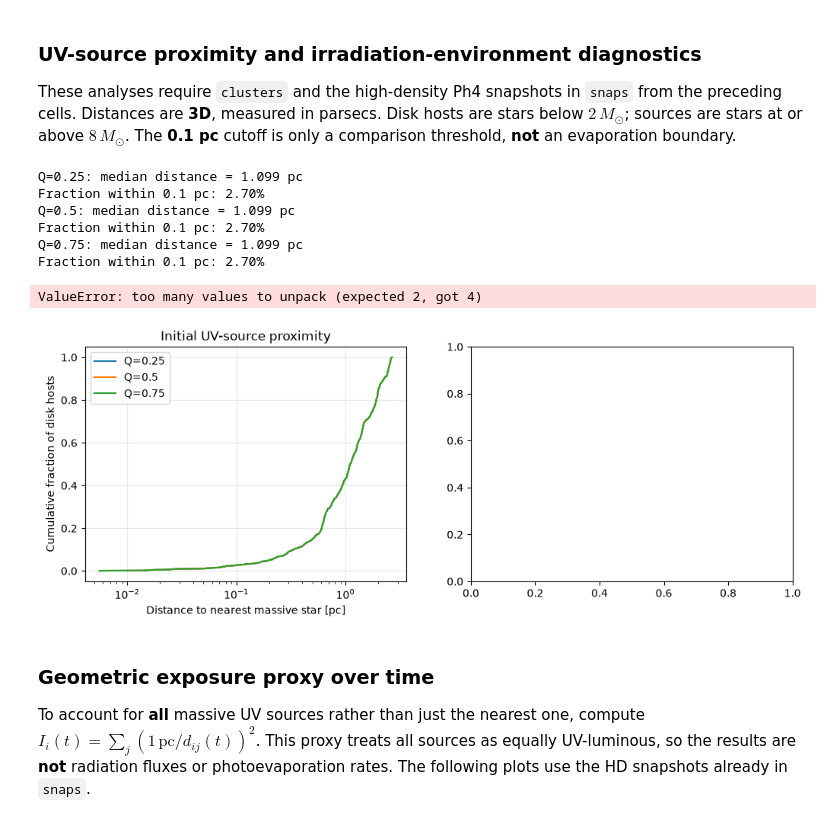
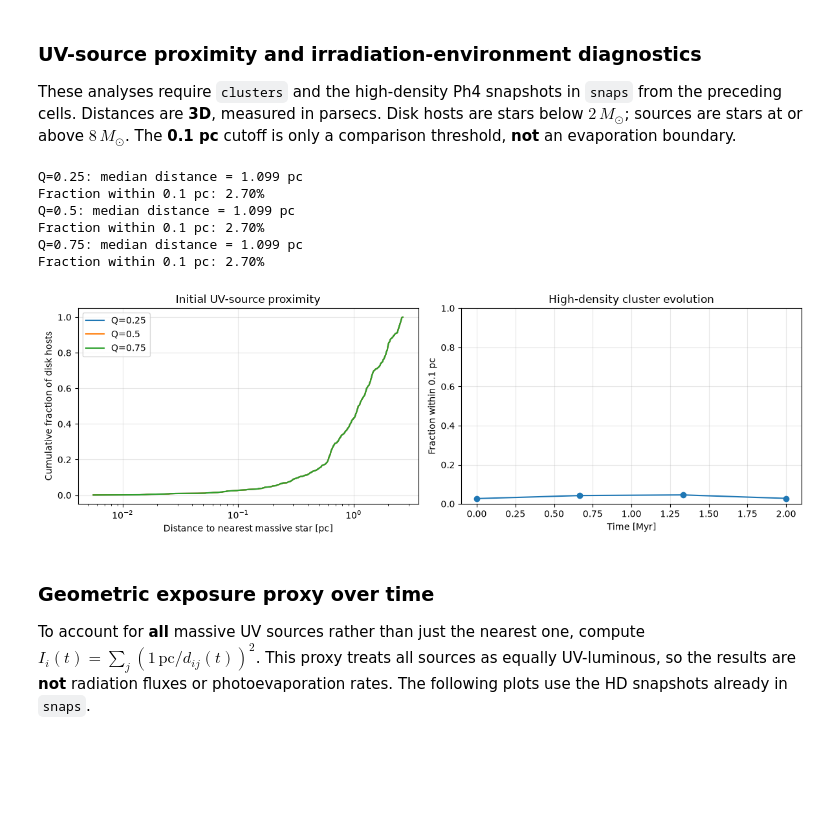
Before and after one commit to sapounas20/AMUSE_project, a Jupyter notebook: Clustering.ipynb, the cells around one changed output. Drawn from its saved outputs; the diff is of its cells as text; code cells hidden in the pictures; blank space fills up the shorter version.

```diff
--- a/Clustering.ipynb
+++ b/Clustering.ipynb
@@ -91,36 +96,35 @@ for name, (stars, converter) in clusters.items():
 ax[0].set_xscale("log")
 ax[0].set_xlabel("Distance to nearest massive star [pc]")
 ax[0].set_ylabel("Cumulative fraction of disk hosts")
 ax[0].set_title("Initial UV-source proximity")
 ax[0].legend()
 ax[0].grid(alpha=0.3)
 
 snapshot_times_myr = []
 close_fraction_hd = []
 
-for t, snapshot in snaps:
+for t, snapshot in snaps5:
     distances = nearest_uv_distance(snapshot)
     snapshot_times_myr.append(t.value_in(units.Myr))
     close_fraction_hd.append(np.mean(distances < 0.1))
 
 ax[1].plot(snapshot_times_myr, close_fraction_hd, "o-")
 ax[1].set_xlabel("Time [Myr]")
 ax[1].set_ylabel("Fraction within 0.1 pc")
 ax[1].set_title("High-density cluster evolution")
 ax[1].set_ylim(0, 1)
 ax[1].grid(alpha=0.3)
 
 plt.tight_layout()
 plt.show()
 # %% [output]
 Q=0.25: median distance = 1.099 pc
 Fraction within 0.1 pc: 2.70%
 Q=0.5: median distance = 1.099 pc
 Fraction within 0.1 pc: 2.70%
 Q=0.75: median distance = 1.099 pc
 Fraction within 0.1 pc: 2.70%
-ValueError: too many values to unpack (expected 2, got 4)
-[figure, old version]
+[figure, new version]
 # %% [markdown]
 ### Geometric exposure proxy over time
 
```
Also changed, not shown: parts of 7 cells of this notebook, 1 other file.
